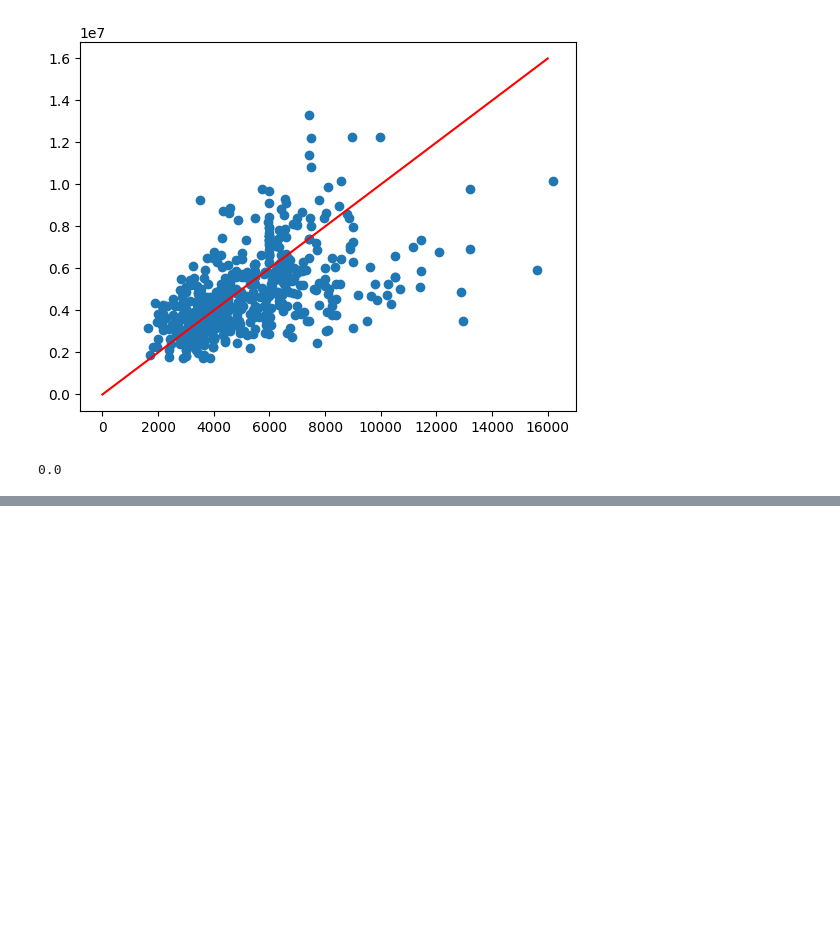
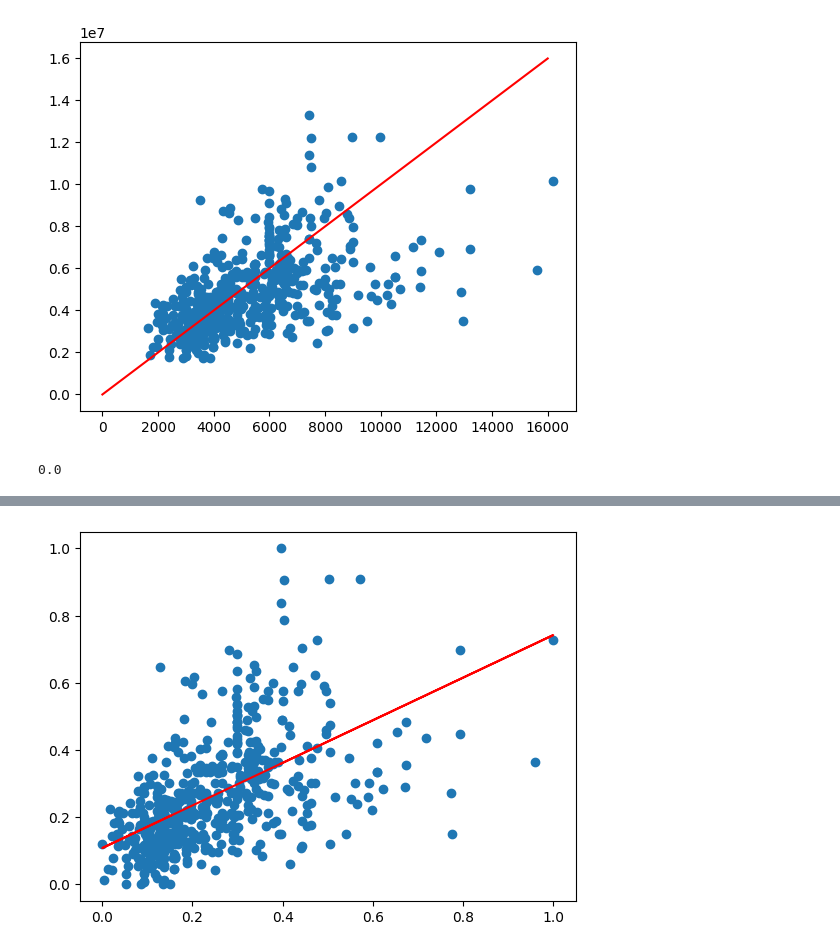
Before and after one commit to Venchislav/AI-Journey-Zero-to-Hero, a Jupyter notebook: Machine Learning Specialization/Week#1/Code Samples (trash)/LinearRegressionGD_from_scratch.ipynb, the cells around one changed output, grey strips where cells are left out. Saved outputs shown, nothing was run; the diff lists cells and outputs as text; code cells hidden in the pictures; blank space fills up the shorter version.

```diff
--- a/Machine Learning Specialization/Week#1/Code Samples (trash)/LinearRegressionGD_from_scratch.ipynb
+++ b/Machine Learning Specialization/Week#1/Code Samples (trash)/LinearRegressionGD_from_scratch.ipynb
@@ -142,0 +221,5 @@ IT WORKS
+# %%
+model = LinearRegression(lr=0.1)
+
+model.fit(x, y, epochs=1_000)
+pred = model.predict(x)
@@ -142,0 +244,5 @@ IT WORKS
+# %%
+plt.scatter(x, y);
+plt.plot(x, pred, c='red');
+# %% [output]
+[figure, added]
```
Also changed, not shown: parts of 9 cells of this notebook.
